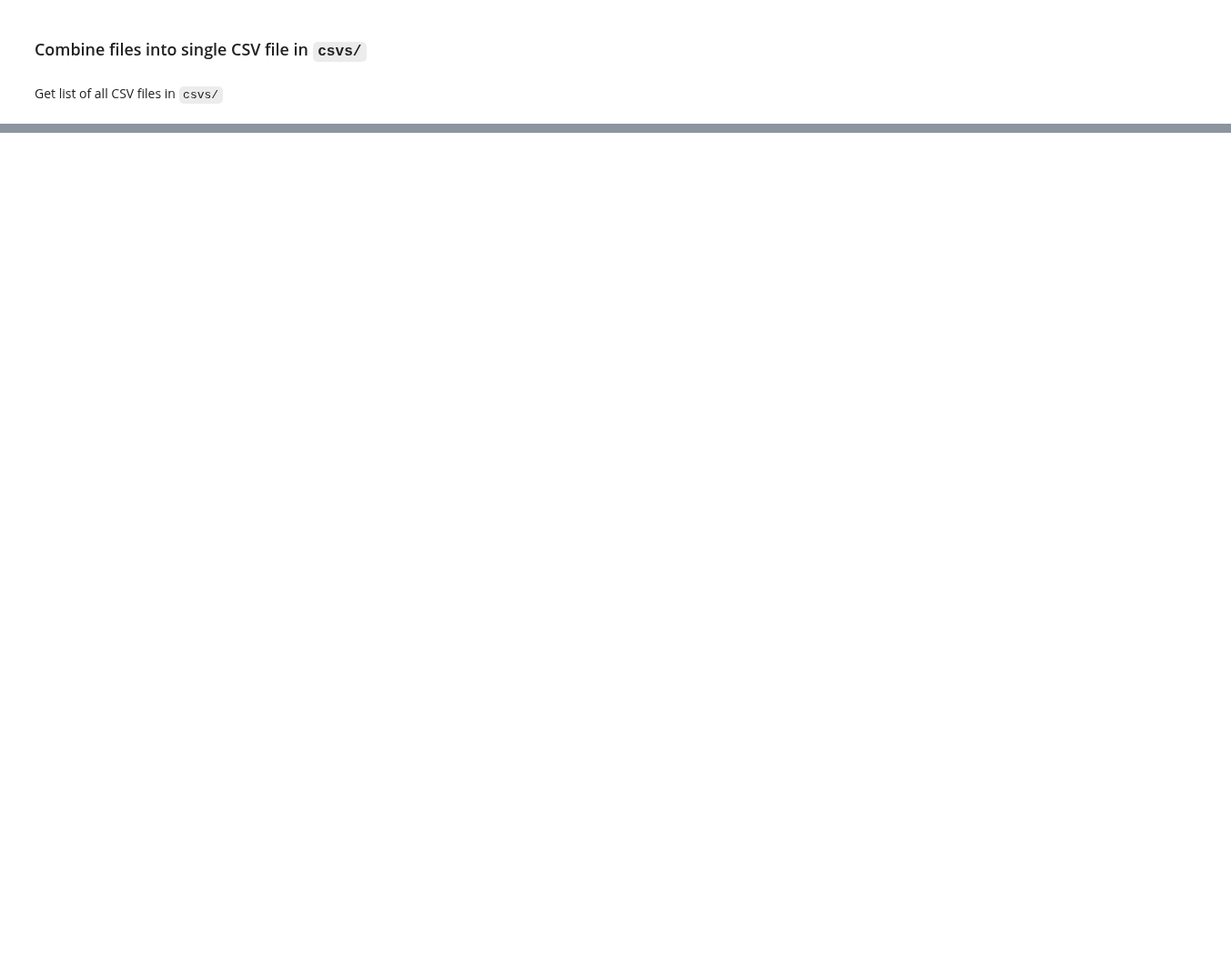
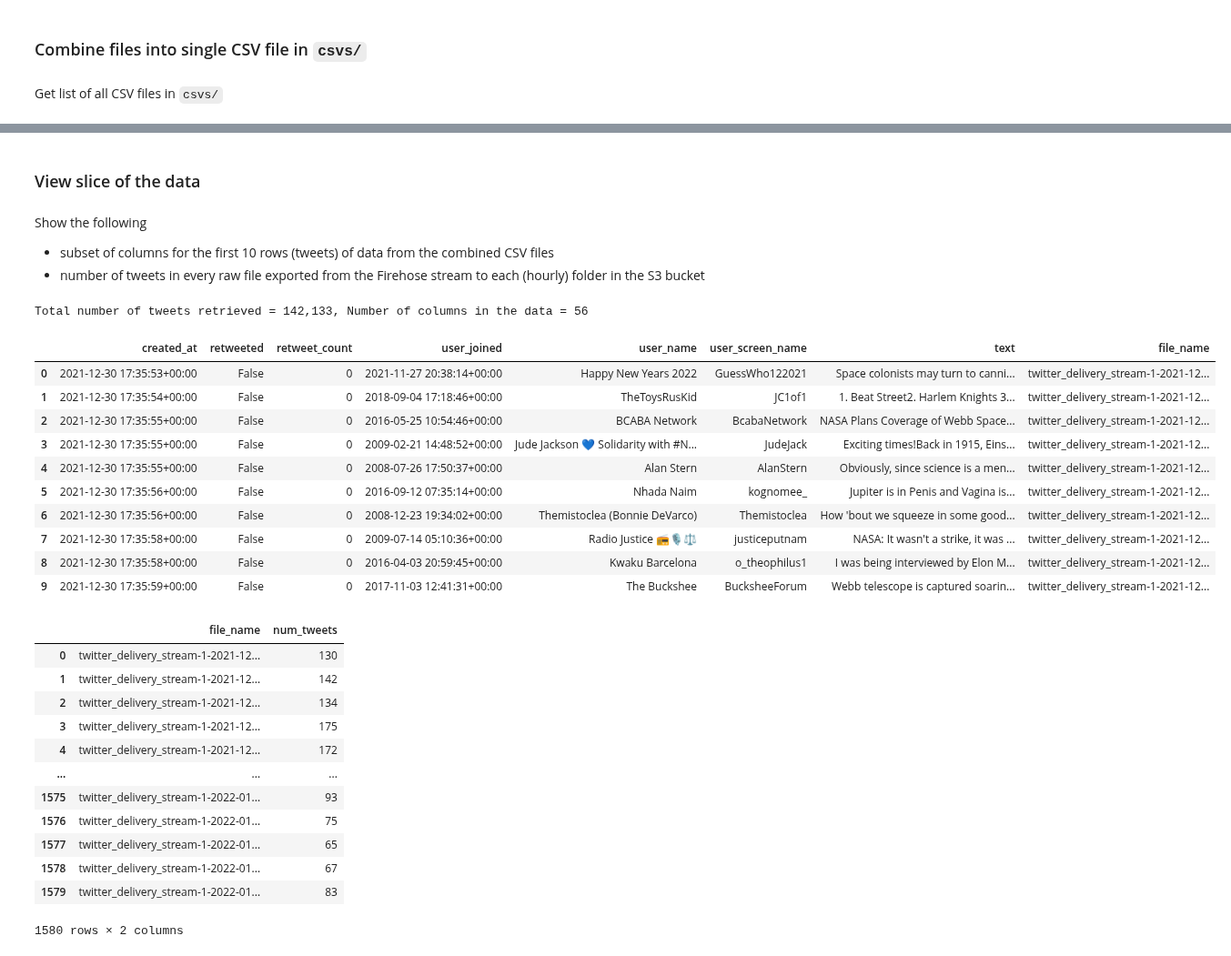
Before and after one commit to elsdes3/space-mission-negative-sentiment-tweet-identifier, a Jupyter notebook: 3_combine_raw_data.ipynb, the cells around one changed output, grey strips where cells are left out. Shown at 91% size. Saved outputs shown, nothing was run; the diff lists cells and outputs as text; code cells hidden in the pictures; blank space fills up the shorter version.

```diff
--- a/3_combine_raw_data.ipynb
+++ b/3_combine_raw_data.ipynb
@@ -146,0 +161,6 @@ Wall time: 1.07 s
+# %% [markdown]
+### View slice of the data
+# %% [markdown]
+Show the following
+- subset of columns for the first 10 rows (tweets) of data from the combined CSV files
+- number of tweets in every raw file exported from the Firehose stream to each (hourly) folder in the S3 bucket
@@ -146,0 +201,40 @@ Wall time: 1.07 s
+# %%
+%%time
+df = pd.concat([pd.read_csv("s3://" + f, lineterminator="\n") for f in files_list], ignore_index=True)
+print(f"Total number of tweets retrieved = {len(df):,}, Number of columns in the data = {df.shape[1]:,}")
+with pd.option_context("display.max_colwidth", 2_000):
+    display(df[cols_to_show].head(n=10))
+with pd.option_context("display.max_colwidth", 2_000):
+    display(
+        df["file_name"].value_counts()
+        .rename("num_tweets")
+        .sort_index()
+        .reset_index()
+        .rename(columns={"index": "file_name"})
+    )
+# %% [output]
+Total number of tweets retrieved = 142,133, Number of columns in the data = 56
+|  | created_at | retweeted | retweet_count | user_joined | user_name | user_screen_name | text | file_name |
+| 0 | 2021-12-30 17:35:53+00:00 | False | 0 | 2021-11-27 20:38:14+00:00 | Happy New Years 2022 | GuessWho122021 | Space colonists may turn to canni... | twitter_delivery_stream-1-2021-12... |
+| 1 | 2021-12-30 17:35:54+00:00 | False | 0 | 2018-09-04 17:18:46+00:00 | TheToysRusKid | JC1of1 | 1. Beat Street2. Harlem Knights 3... | twitter_delivery_stream-1-2021-12... |
+| 2 | 2021-12-30 17:35:55+00:00 | False | 0 | 2016-05-25 10:54:46+00:00 | BCABA Network | BcabaNetwork | NASA Plans Coverage of Webb Space... | twitter_delivery_stream-1-2021-12... |
+| 3 | 2021-12-30 17:35:55+00:00 | False | 0 | 2009-02-21 14:48:52+00:00 | Jude Jackson 💙 Solidarity with #N... | JudeJack | Exciting times!Back in 1915, Eins... | twitter_delivery_stream-1-2021-12... |
+| 4 | 2021-12-30 17:35:55+00:00 | False | 0 | 2008-07-26 17:50:37+00:00 | Alan Stern | AlanStern | Obviously, since science is a men... | twitter_delivery_stream-1-2021-12... |
+| 5 | 2021-12-30 17:35:56+00:00 | False | 0 | 2016-09-12 07:35:14+00:00 | Nhada Naim | kognomee_ | Jupiter is in Penis and Vagina is... | twitter_delivery_stream-1-2021-12... |
+| 6 | 2021-12-30 17:35:56+00:00 | False | 0 | 2008-12-23 19:34:02+00:00 | Themistoclea (Bonnie DeVarco) | Themistoclea | How 'bout we squeeze in some good... | twitter_delivery_stream-1-2021-12... |
+| 7 | 2021-12-30 17:35:58+00:00 | False | 0 | 2009-07-14 05:10:36+00:00 | Radio Justice 📻🎙⚖ | justiceputnam | NASA: It wasn't a strike, it was ... | twitter_delivery_stream-1-2021-12... |
+| 8 | 2021-12-30 17:35:58+00:00 | False | 0 | 2016-04-03 20:59:45+00:00 | Kwaku Barcelona | o_theophilus1 | I was being interviewed by Elon M... | twitter_delivery_stream-1-2021-12... |
+| 9 | 2021-12-30 17:35:59+00:00 | False | 0 | 2017-11-03 12:41:31+00:00 | The Buckshee | BucksheeForum | Webb telescope is captured soarin... | twitter_delivery_stream-1-2021-12... |
+|  | file_name | num_tweets |
+| 0 | twitter_delivery_stream-1-2021-12... | 130 |
+| 1 | twitter_delivery_stream-1-2021-12... | 142 |
+| 2 | twitter_delivery_stream-1-2021-12... | 134 |
+| 3 | twitter_delivery_stream-1-2021-12... | 175 |
+| 4 | twitter_delivery_stream-1-2021-12... | 172 |
+| ... | ... | ... |
+| 1575 | twitter_delivery_stream-1-2022-01... | 93 |
+| 1576 | twitter_delivery_stream-1-2022-01... | 75 |
+| 1577 | twitter_delivery_stream-1-2022-01... | 65 |
+| 1578 | twitter_delivery_stream-1-2022-01... | 67 |
+| 1579 | twitter_delivery_stream-1-2022-01... | 83 |
+1580 rows × 2 columns
```
Also changed, not shown: parts of 42 cells of this notebook, 13 other files.
